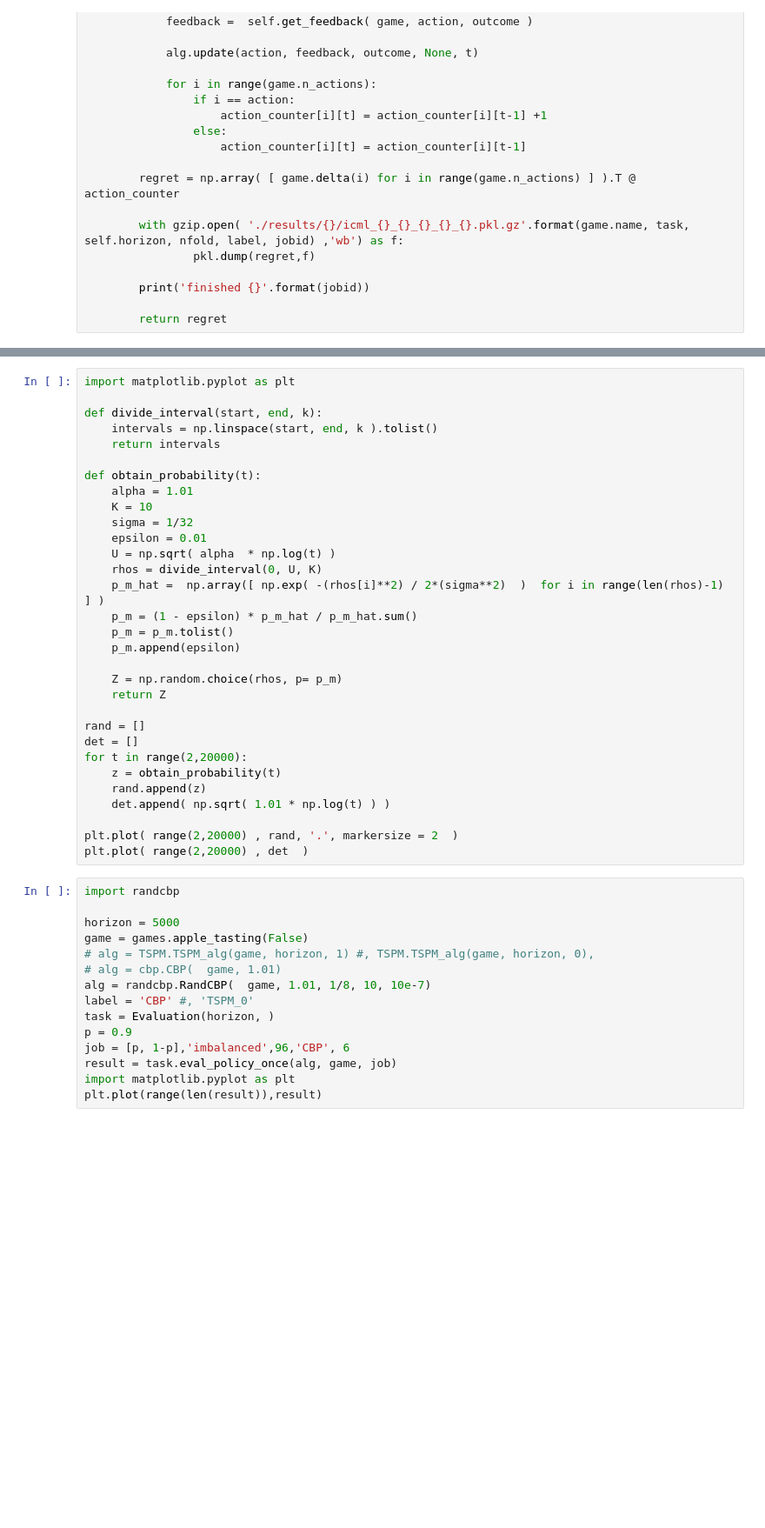
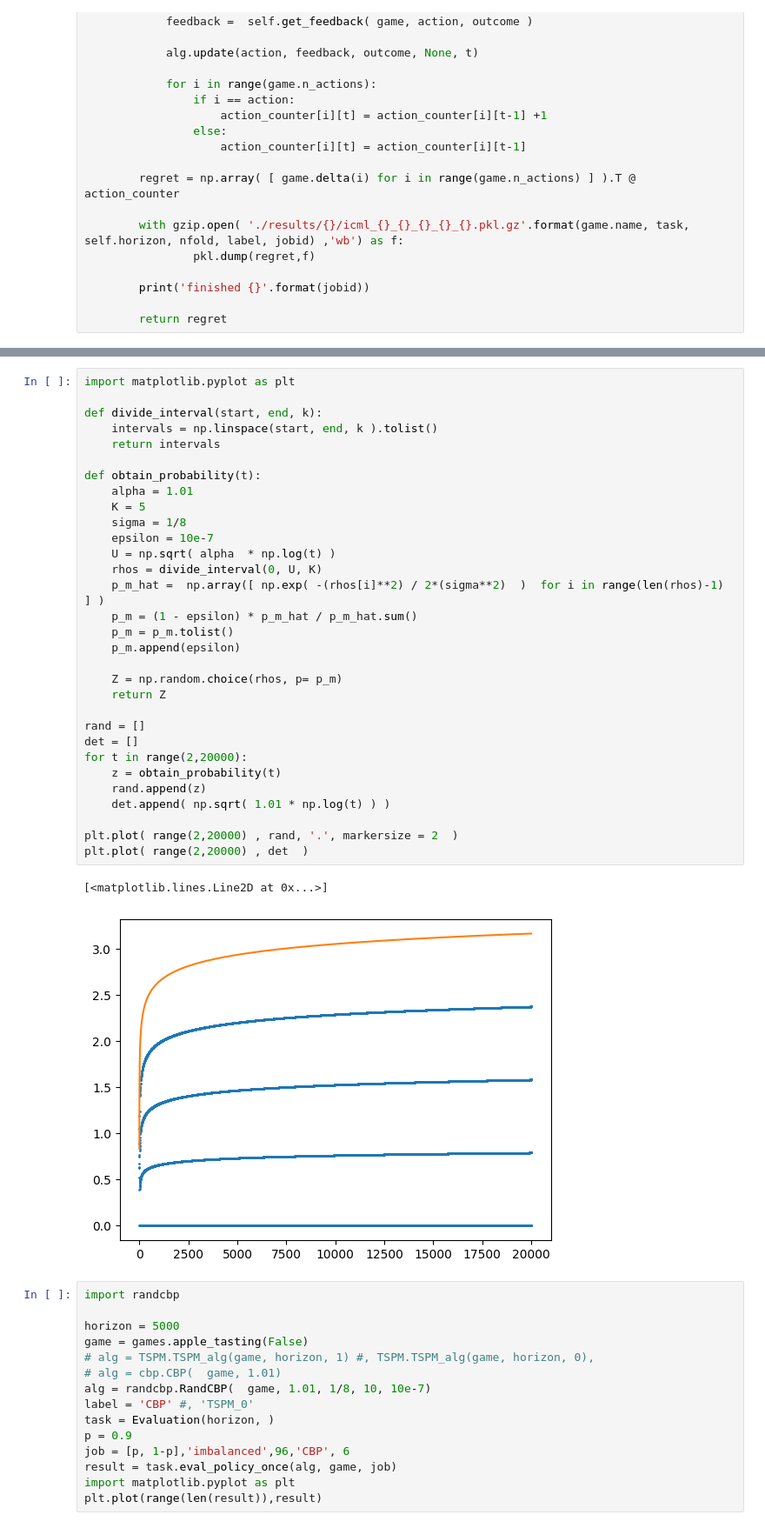
Before and after one commit to MaxHeuillet/partial-monitoring-algos, a Jupyter notebook: partial_monitoring/compute.ipynb, the cells around one changed output, grey strips where cells are left out. Shown: that part at 87% size. Drawn from its saved outputs; the diff is of its cells as text; blank space fills up the shorter version.

```diff
--- a/partial_monitoring/compute.ipynb
+++ b/partial_monitoring/compute.ipynb
@@ -97,34 +131,37 @@ class Evaluation:
 # %%
 import matplotlib.pyplot as plt
 
 def divide_interval(start, end, k):
     intervals = np.linspace(start, end, k ).tolist()
     return intervals
 
 def obtain_probability(t):
     alpha = 1.01
-    K = 10
-    sigma = 1/32
-    epsilon = 0.01
+    K = 5
+    sigma = 1/8
+    epsilon = 10e-7
     U = np.sqrt( alpha  * np.log(t) )
     rhos = divide_interval(0, U, K)
     p_m_hat =  np.array([ np.exp( -(rhos[i]**2) / 2*(sigma**2)  )  for i in range(len(rhos)-1) ] )
     p_m = (1 - epsilon) * p_m_hat / p_m_hat.sum()
     p_m = p_m.tolist()
     p_m.append(epsilon)
 
     Z = np.random.choice(rhos, p= p_m)
     return Z
 
 rand = []
 det = []
 for t in range(2,20000):
     z = obtain_probability(t)
     rand.append(z)
     det.append( np.sqrt( 1.01 * np.log(t) ) )
 
 plt.plot( range(2,20000) , rand, '.', markersize = 2  )
 plt.plot( range(2,20000) , det  )
+# %% [output]
+[<matplotlib.lines.Line2D at 0x...>]
+[figure, added]
 # %%
 import randcbp
 
```
Also changed, not shown: parts of 2 cells of this notebook, 8 other files.
